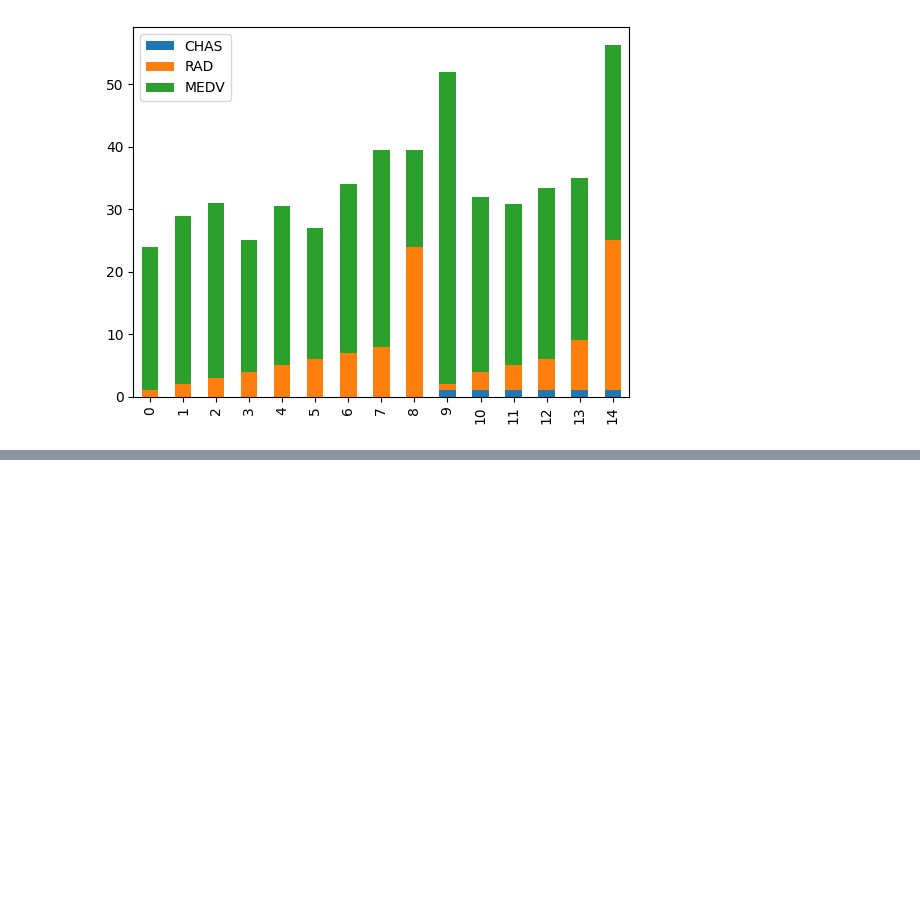
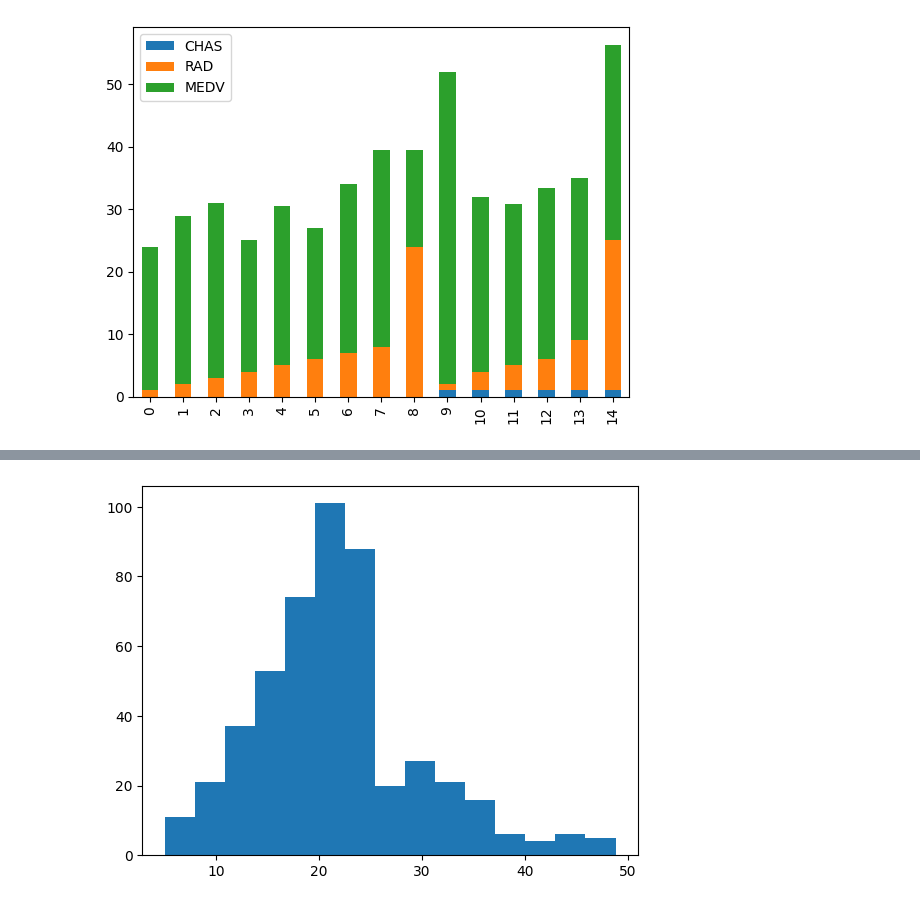
Before and after one commit to SoheilBadri2000/DataScience1, a Jupyter notebook: 2.ipynb, the cells around one changed output, grey strips where cells are left out. Drawn from its saved outputs; the diff is of its cells as text; code cells hidden in the pictures; blank space fills up the shorter version.

```diff
--- a/2.ipynb
+++ b/2.ipynb
@@ -113,0 +150,5 @@ data.plot(kind="bar", stacked=True)
+# %%
+plt.hist(df["MEDV"], bins=15)
+plt.show()
+# %% [output]
+[figure, added]
```
Also changed, not shown: parts of 7 cells of this notebook.
